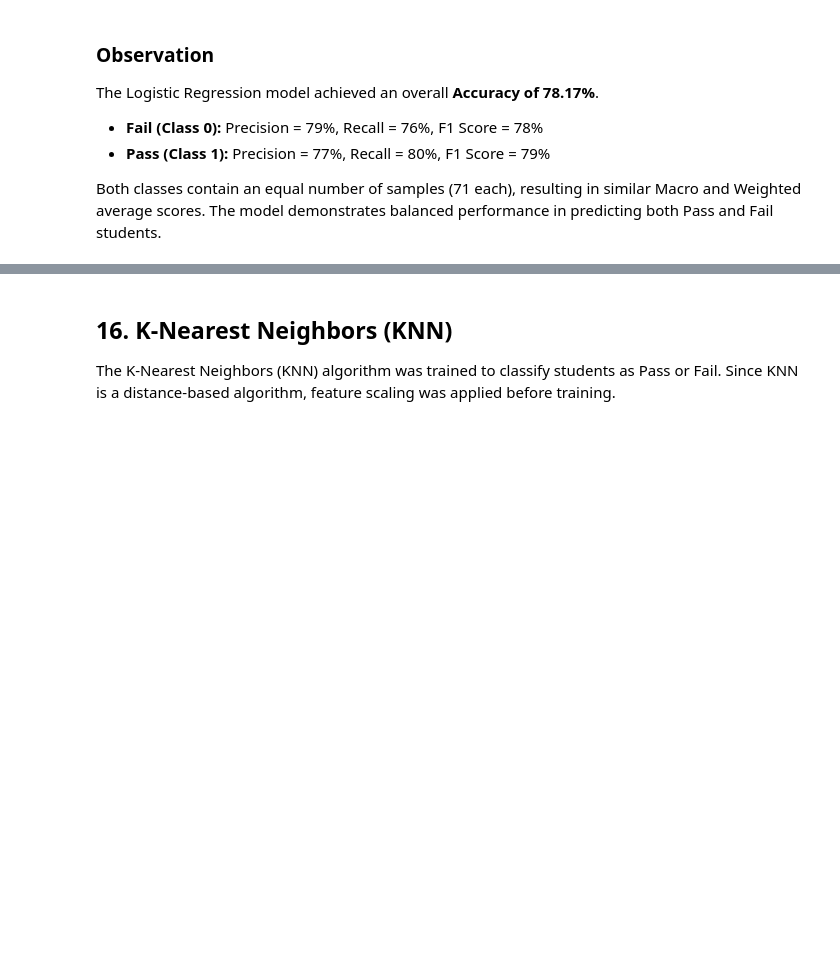
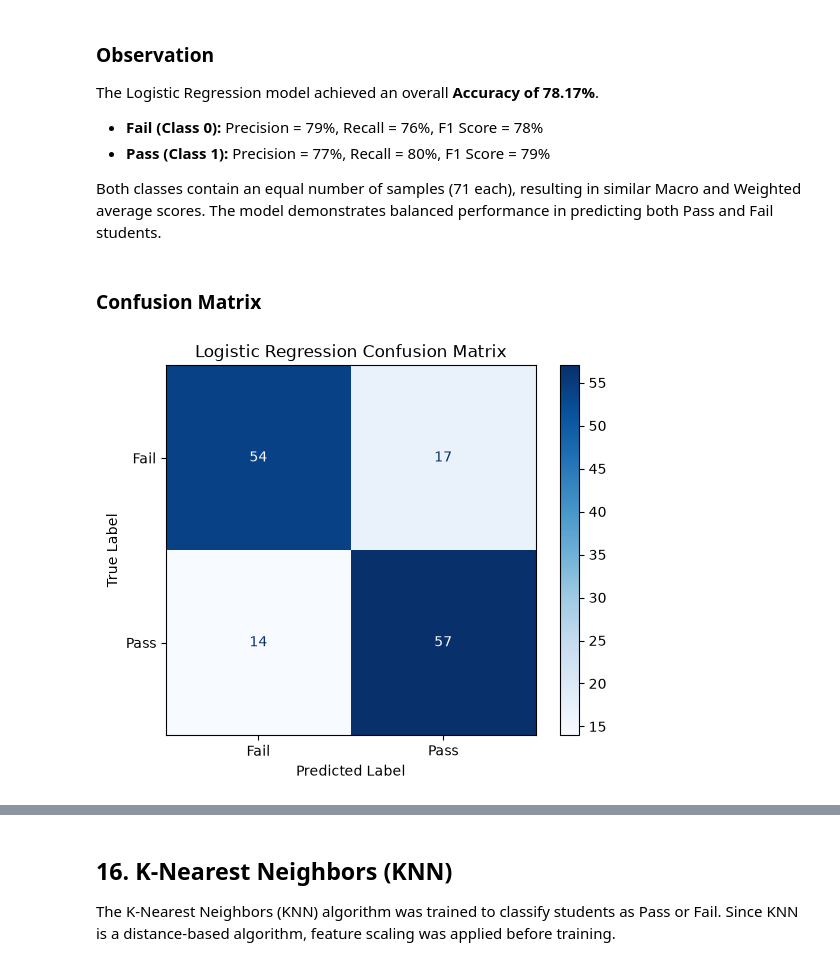
Before and after one commit to heydhwani/Assignment_4, a Jupyter notebook: notebooks/student_pass_prediction.ipynb, the cells around one changed output, grey strips where cells are left out. Cells and saved outputs as stored; diff of their text form; code cells hidden in the pictures; blank space fills up the shorter version.

```diff
--- a/notebooks/student_pass_prediction.ipynb
+++ b/notebooks/student_pass_prediction.ipynb
@@ -337,3 +337,22 @@ The Logistic Regression model achieved an overall **Accuracy of 78.17%**.
 - **Pass (Class 1):** Precision = 77%, Recall = 80%, F1 Score = 79%
 
 Both classes contain an equal number of samples (71 each), resulting in similar Macro and Weighted average scores. The model demonstrates balanced performance in predicting both Pass and Fail students.
+# %% [markdown]
+### Confusion Matrix
+# %%
+from sklearn.metrics import confusion_matrix, ConfusionMatrixDisplay
+
+cm = confusion_matrix(y_test, y_pred_logistic)
+
+ConfusionMatrixDisplay(
+    confusion_matrix=cm,
+    display_labels=["Fail", "Pass"]
+).plot(cmap="Blues")
+
+plt.title("Logistic Regression Confusion Matrix")
+plt.xlabel("Predicted Label")
+plt.ylabel("True Label")
+
+plt.show()
+# %% [output]
+[figure, added]
```
Also changed, not shown: parts of 7 cells of this notebook.
